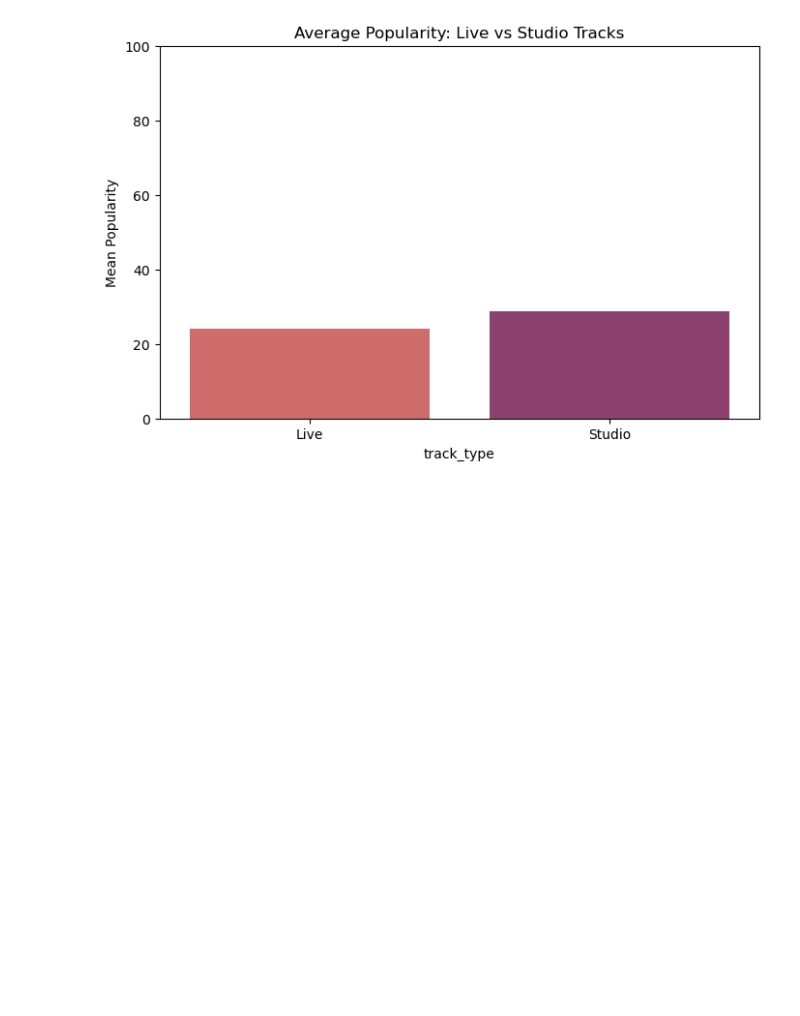
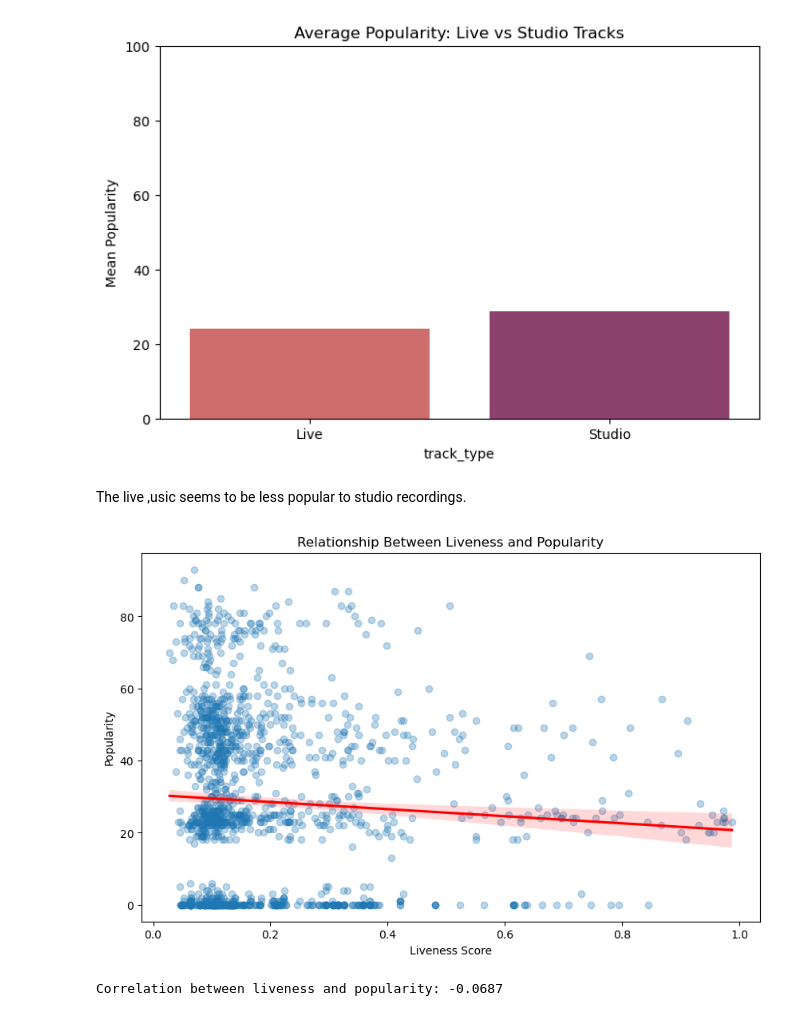
Before and after one commit to Bourkupine/cs4168-Project, a Jupyter notebook: EDA.ipynb, the cells around one changed output. Cells and saved outputs as stored; diff of their text form; code cells hidden in the pictures; blank space fills up the shorter version.

```diff
--- a/EDA.ipynb
+++ b/EDA.ipynb
@@ -226,3 +209,20 @@ Passing `palette` without assigning `hue` is deprecated and will be removed in v
 
   sns.barplot(x=popularity_by_type.index, y=popularity_by_type.values, palette='flare')
 [figure]
+# %% [markdown]
+The live ,usic seems to be less popular to studio recordings.
+# %%
+# Scatter plot with regression line to show relationship between liveness and popularity
+plt.figure(figsize=(10, 6))
+sns.regplot(x='liveness', y='popularity', data=df, scatter_kws={'alpha':0.3}, line_kws={'color':'red'})
+plt.title('Relationship Between Liveness and Popularity')
+plt.xlabel('Liveness Score')
+plt.ylabel('Popularity')
+plt.show()
+
+# Calculate and display correlation
+correlation = df['liveness'].corr(df['popularity'])
+print(f"Correlation between liveness and popularity: {correlation:.4f}")
+# %% [output]
+[figure, added]
+Correlation between liveness and popularity: -0.0687
```
Also changed, not shown: parts of 14 cells of this notebook.
